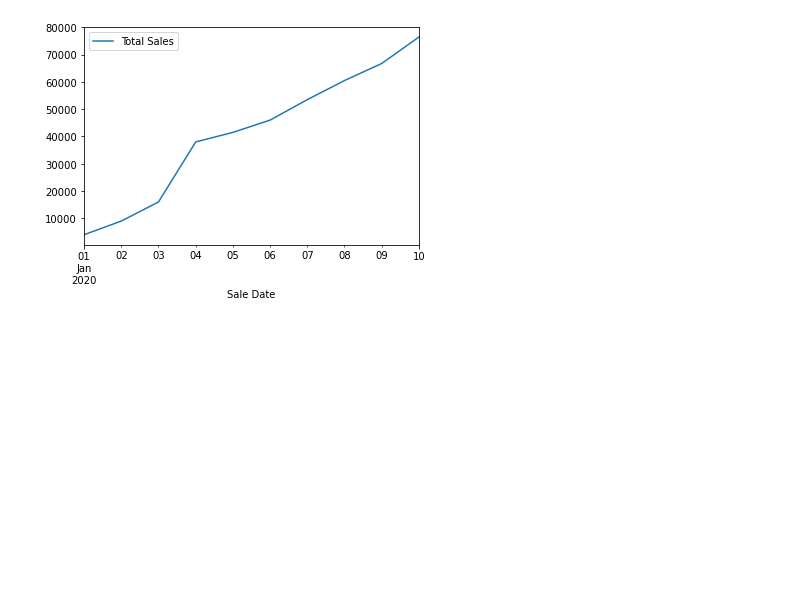
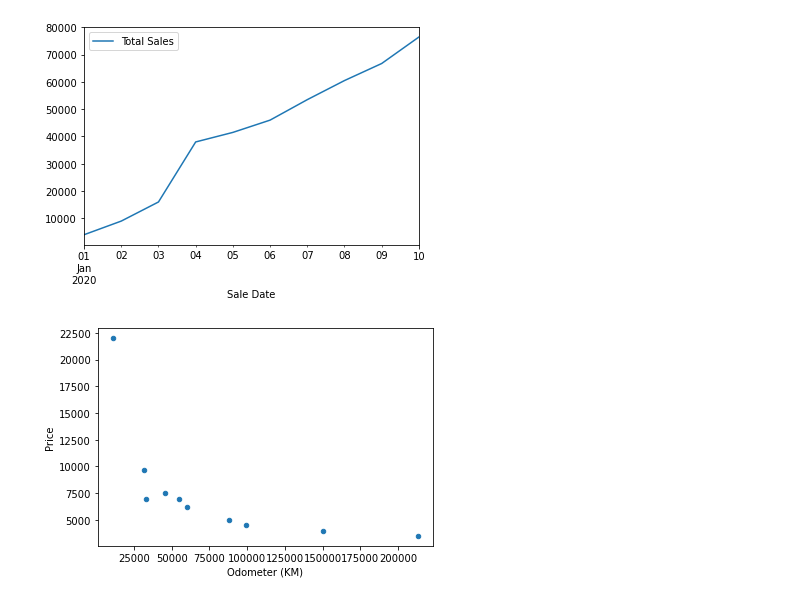
Before and after one commit to CleytonRX/Estudos-ML-Bootcamp, a Jupyter notebook: introduction-to-matplotlib.ipynb, the cells around one changed output. Drawn from its saved outputs; the diff is of its cells as text; code cells hidden in the pictures; blank space fills up the shorter version.

```diff
--- a/introduction-to-matplotlib.ipynb
+++ b/introduction-to-matplotlib.ipynb
@@ -296,3 +296,9 @@ str
 car_sales.plot(x="Sale Date", y="Total Sales");
 # %% [output]
 [figure]
+# %%
+# reassign price column to int
+car_sales["Price"] = car_sales["Price"].astype(int)
+car_sales.plot(x="Odometer (KM)", y="Price", kind="scatter");
+# %% [output]
+[figure, added]
```
Also changed, not shown: parts of 10 cells of this notebook.
